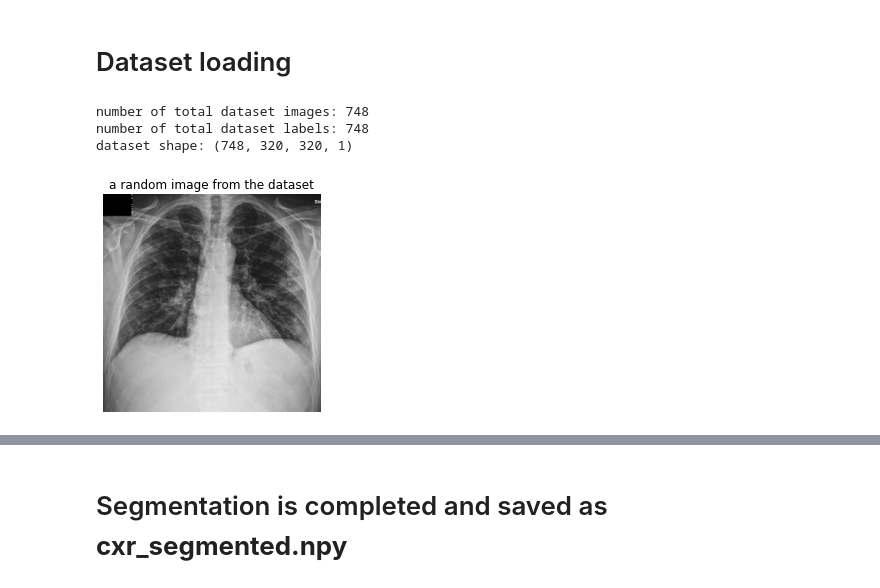
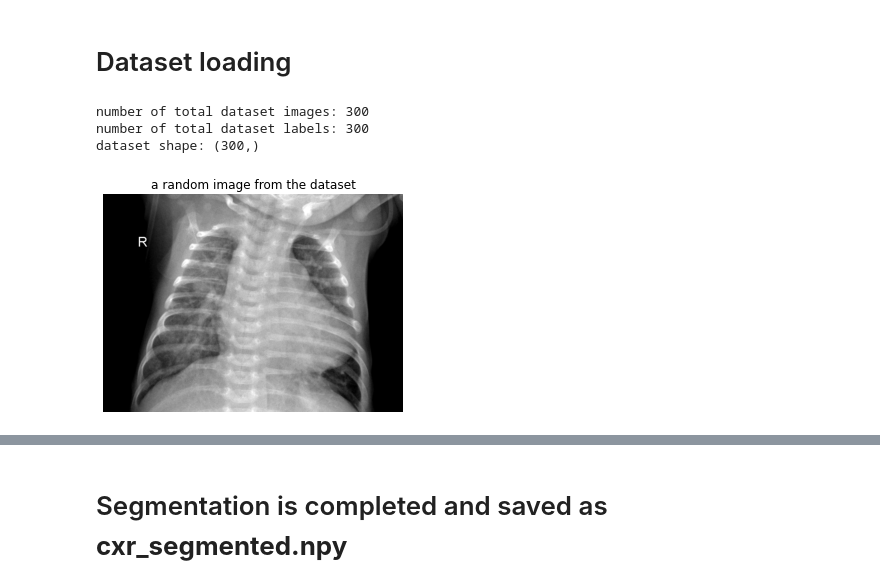
Before and after one commit to DL-COVID-Nischidha/dl_covid, a Jupyter notebook: 1.Image_segmentation.ipynb, the cells around one changed output, grey strips where cells are left out. Cells and saved outputs as stored; diff of their text form; code cells hidden in the pictures.

```diff
--- a/1.Image_segmentation.ipynb
+++ b/1.Image_segmentation.ipynb
@@ -138,23 +136,23 @@ saved as ./covid_cxr_dataset/cxr_labels.npy
 # %% [markdown]
 # Dataset loading
 # %%
-X = np.load(file='/content/drive/My Drive/Covid19AI/covid_cxr_dataset/cxr_samples.npy')
-y = np.load(file='/content/drive/My Drive/Covid19AI/covid_cxr_dataset/cxr_labels.npy')
+X = np.load(file='/content/drive/My Drive/Covid19AI/covid_cxr_dataset/train_cxr_samples.npy', allow_pickle=True)
+y = np.load(file='/content/drive/My Drive/Covid19AI/covid_cxr_dataset/train_cxr_labels.npy', allow_pickle=True)
 
 print('number of total dataset images:', len(X))
 print('number of total dataset labels:', len(y))
 print('dataset shape:', X.shape)
 
 rnd_idx = np.random.choice(a=len(X), size=None)
 plt.imshow(X=X[rnd_idx].squeeze(), cmap='gray')
 plt.axis('off')
 plt.title(label='a random image from the dataset')
 plt.show()
 # %% [output]
-number of total dataset images: 748
-number of total dataset labels: 748
-dataset shape: (748, 320, 320, 1)
+number of total dataset images: 300
+number of total dataset labels: 300
+dataset shape: (300,)
-[figure, old version]
+[figure, new version]
 # %%
 def unet(input_size=(256,256,1)):
     inputs = Input(input_size)
```
Also changed, not shown: parts of 5 cells of this notebook.
